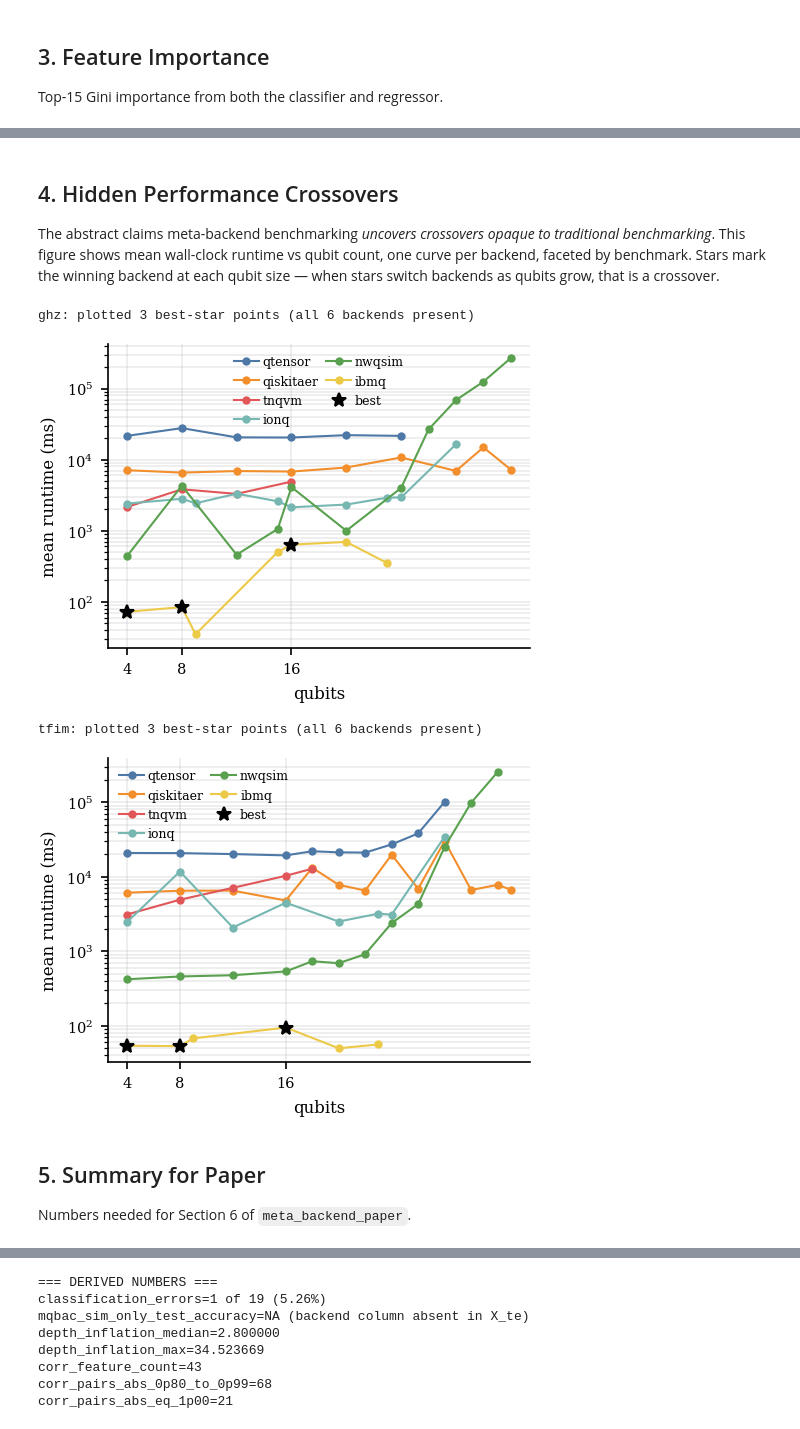
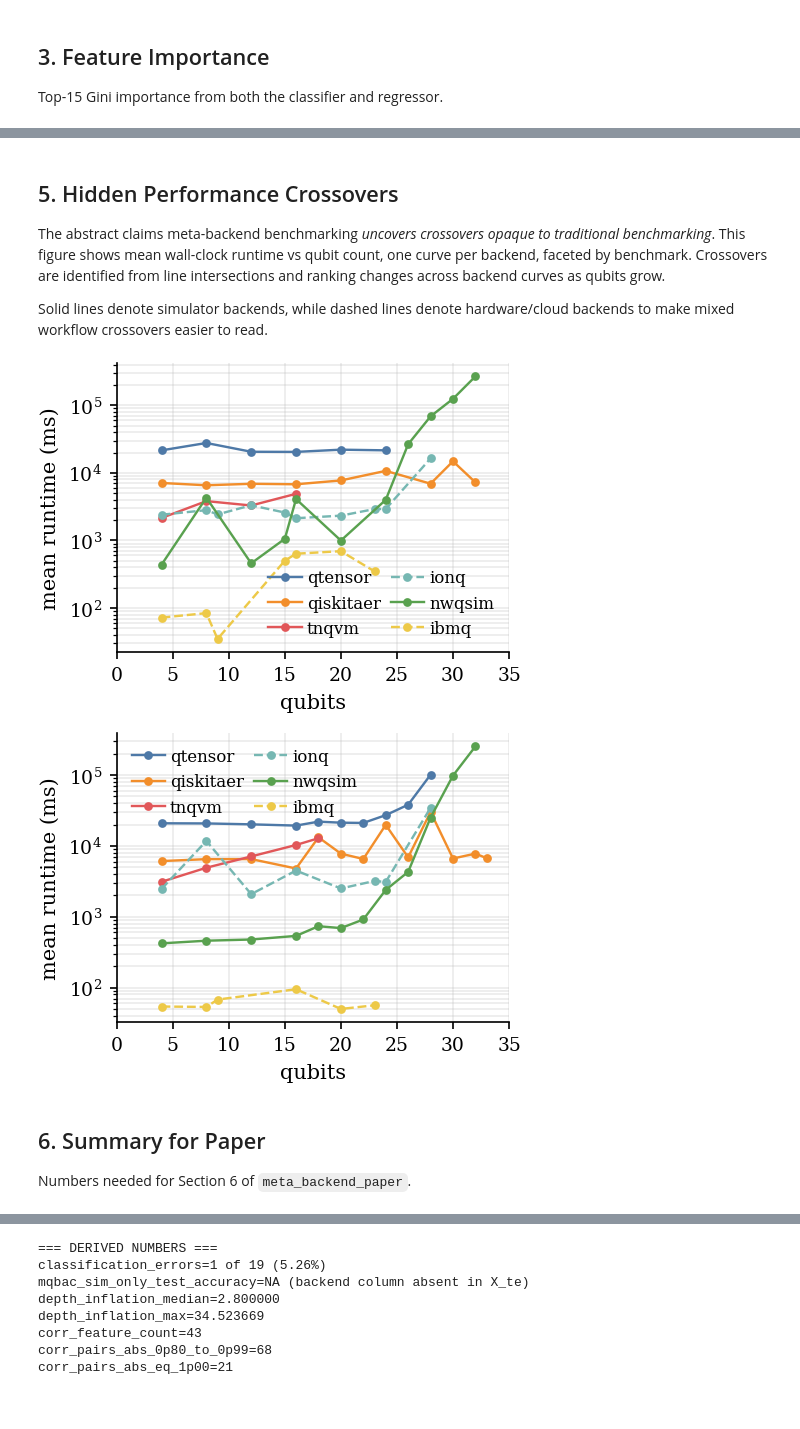
Before and after one commit to srikarchundury/MQBac, a Jupyter notebook: 2_model.ipynb, the cells around one changed output, grey strips where cells are left out. Saved outputs shown, nothing was run; the diff lists cells and outputs as text; code cells hidden in the pictures.

Commit message:
new images

```diff
--- a/2_model.ipynb
+++ b/2_model.ipynb
@@ -728,11 +895,14 @@ Saved: feature_importance_top10.tex
 # %% [markdown]
-## 4. Hidden Performance Crossovers
+## 5. Hidden Performance Crossovers
 
 The abstract claims meta-backend benchmarking *uncovers crossovers
 opaque to traditional benchmarking*. This figure shows mean wall-clock
 runtime vs qubit count, one curve per backend, faceted by benchmark.
-Stars mark the winning backend at each qubit size — when stars switch
-backends as qubits grow, that is a crossover.
+Crossovers are identified from line intersections and ranking changes
+across backend curves as qubits grow.
+
+Solid lines denote simulator backends, while dashed lines denote
+hardware/cloud backends to make mixed workflow crossovers easier to read.
 # %%
 # Backend crossover figures (paper headline: "hidden crossovers").
 # One single-column figure per benchmark; only GHZ and TFIM are kept.
@@ -744,72 +914,66 @@ _xover = (
 .         reset_index()
 )
 
-# Keep only finite positive runtimes for log-scale plotting + star marking.
+# Keep only finite positive runtimes for log-scale plotting.
 _xover = _xover[np.isfinite(_xover[_t]) & (_xover[_t] > 0)].copy()
 
 _bench_map = {b.lower(): b for b in _xover["benchmark"].dropna().unique()}
 _benches = [_bench_map[k] for k in ["ghz", "tfim"] if k in _bench_map]
 
-# Legend order: qtensor, qiskitaer, tnqvm, ionq, nwqsim, ibmq, then best
+# Legend order: qtensor, qiskitaer, tnqvm, ionq, nwqsim, ibmq
 legend_order = ["qtensor", "qiskitaer", "tnqvm", "ionq", "nwqsim", "ibmq"]
 backend_color = {b: C[i % len(C)] for i, b in enumerate(legend_order)}
 
 for bench in _benches:
     sub = _xover[_xover["benchmark"] == bench].copy()
     if sub["backend"].nunique() < 2:
         print(f"[skip] {bench}: only one backend; no crossover possible.")
         continue
 
     fig, ax = plt.subplots(figsize=(COL1_W, COL1_W * 0.75))
 
-    # Comparable backends for this benchmark are those with any data and in legend order.
     comparable_backends = [b for b in legend_order if b in set(sub["backend"].unique())]
 
-    # Plot in legend order
     for be in comparable_backends:
         g = sub[sub["backend"] == be]
         if len(g) > 0:
             g = g.sort_values("size")
-            ax.plot(g["size"], g[_t], "-o",
-                    color=backend_color[be], markersize=3,
-                    linewidth=1.0, label=be)
+            linestyle = LINESTYLE_BY_BACKEND.get(be, "--" if be not in SIM_BACKENDS else "-")
+            ax.plot(
+                g["size"], g[_t],
+                marker="o",
+                linestyle=linestyle,
+                color=backend_color[be],
+                markersize=3.2,
+                linewidth=1.15,
+                label=be,
+            )
 
-    # Mark winners only where ALL comparable backend points are present at that size.
-    _bcounts = sub.groupby("size")["backend"].nunique()
-    _required = len(comparable_backends)
-    _eligible_sizes = sorted(_bcounts[_bcounts == _required].index.tolist())
-    _sub_el = sub[sub["size"].isin(_eligible_sizes)]
-    if not _sub_el.empty:
-        winners = _sub_el.loc[_sub_el.groupby("size")[_t].idxmin()].sort_values("size")
-        ax.plot(winners["size"], winners[_t], "*",
-                color="black", markersize=7, zorder=6, label="best")
-        print(f"{bench}: plotted {len(winners)} best-star points (all {_required} backends present)")
-    else:
-        print(f"{bench}: no sizes with all {_required} comparable backends; no stars plotted")
-
-    # Show x-ticks only at sizes where all comparable backends are present.
-    if _eligible_sizes:
-        ax.set_xticks(_eligible_sizes)
-    else:
-        ax.set_xticks(sorted(sub["size"].unique()))
+    min_size = int(sub["size"].min())
+    max_size = int(sub["size"].max())
+    tick_start = 0
+    tick_end = 5 * int(np.ceil(max_size / 5.0))
+    xticks = np.arange(tick_start, tick_end + 1, 5)
+    if len(xticks) == 0:
+        xticks = np.array(sorted(sub["size"].unique()))
+    ax.set_xticks(xticks)
+    ax.set_xlim(0, max(max_size, xticks.max()))
 
     ax.set_yscale("log")
     ax.set_xlabel("qubits")
     ax.set_ylabel("mean runtime (ms)")
     ax.grid(True, which="both", alpha=0.25)
-    ax.legend(frameon=False, fontsize=6, ncol=2,
+    ax.legend(frameon=False, fontsize=8, ncol=2,
               handletextpad=0.3, columnspacing=0.6, loc="best")
     plt.tight_layout()
     out = IMG / f"mqbac_backend_crossovers_{bench.lower()}.pdf"
     fig.savefig(out)
     plt.show()
 # %% [output]
-ghz: plotted 3 best-star points (all 6 backends present)
-[figure, old version]
+[figure, new version]
-tfim: plotted 3 best-star points (all 6 backends present)
-[figure, old version]
+[figure, new version]
 # %% [markdown]
-## 5. Summary for Paper
+## 6. Summary for Paper
 
 Numbers needed for Section 6 of `meta_backend_paper`.
 # %%
```
Also changed, not shown: parts of 13 cells of this notebook, 22 other files.
